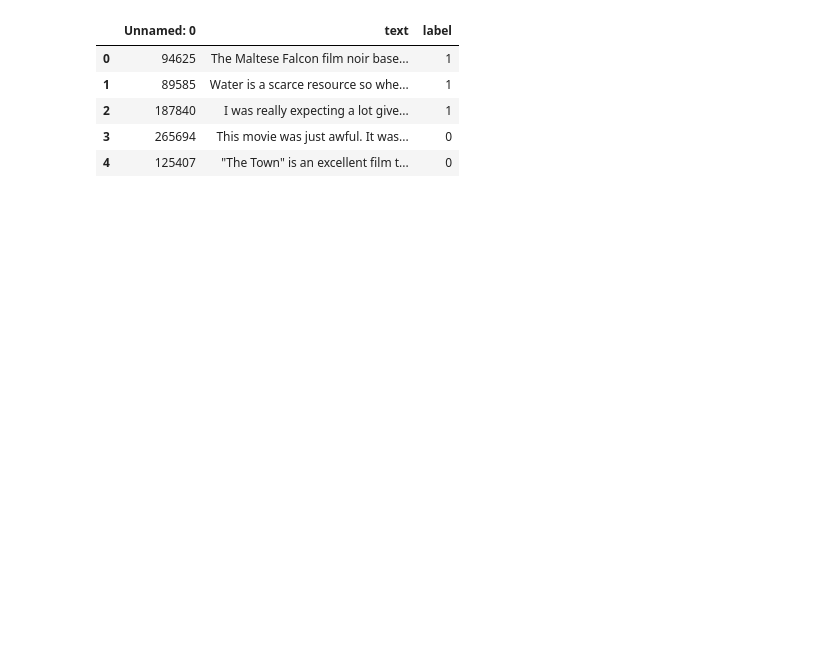
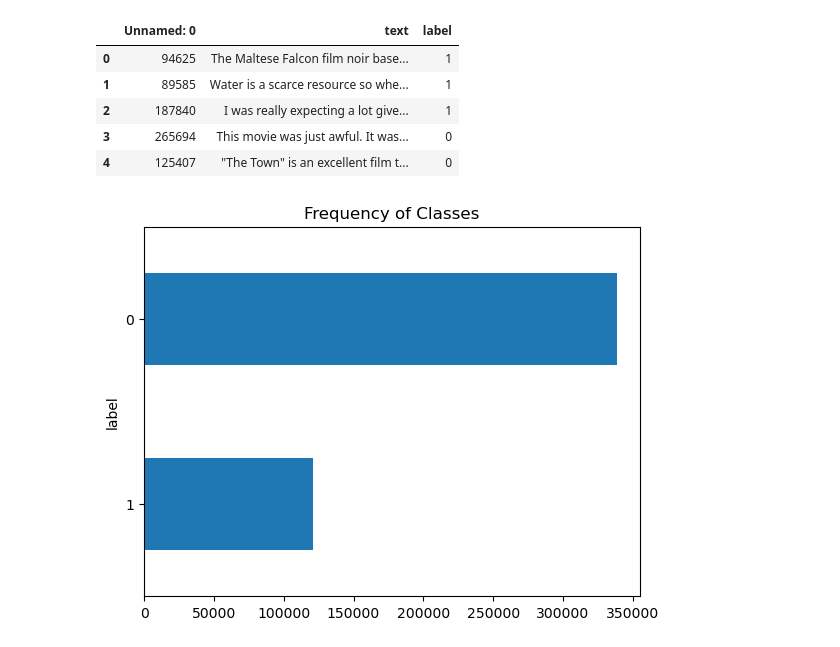
Before and after one commit to bhavya-giri/spoiler-alert, a Jupyter notebook: notebooks/Text Classification.ipynb, the cells around one changed output. Drawn from its saved outputs; the diff is of its cells as text; code cells hidden in the pictures; blank space fills up the shorter version.

```diff
--- a/notebooks/Text Classification.ipynb
+++ b/notebooks/Text Classification.ipynb
@@ -12,3 +14,9 @@ train_df.head()
 | 2 | 187840 | I was really expecting a lot give... | 1 |
 | 3 | 265694 | This movie was just awful. It was... | 0 |
 | 4 | 125407 | "The Town" is an excellent film t... | 0 |
+# %%
+train_df["label"].value_counts(ascending=True).plot.barh()
+plt.title("Frequency of Classes")
+plt.show()
+# %% [output]
+[figure, added]
```
Also changed, not shown: parts of 11 cells of this notebook.
